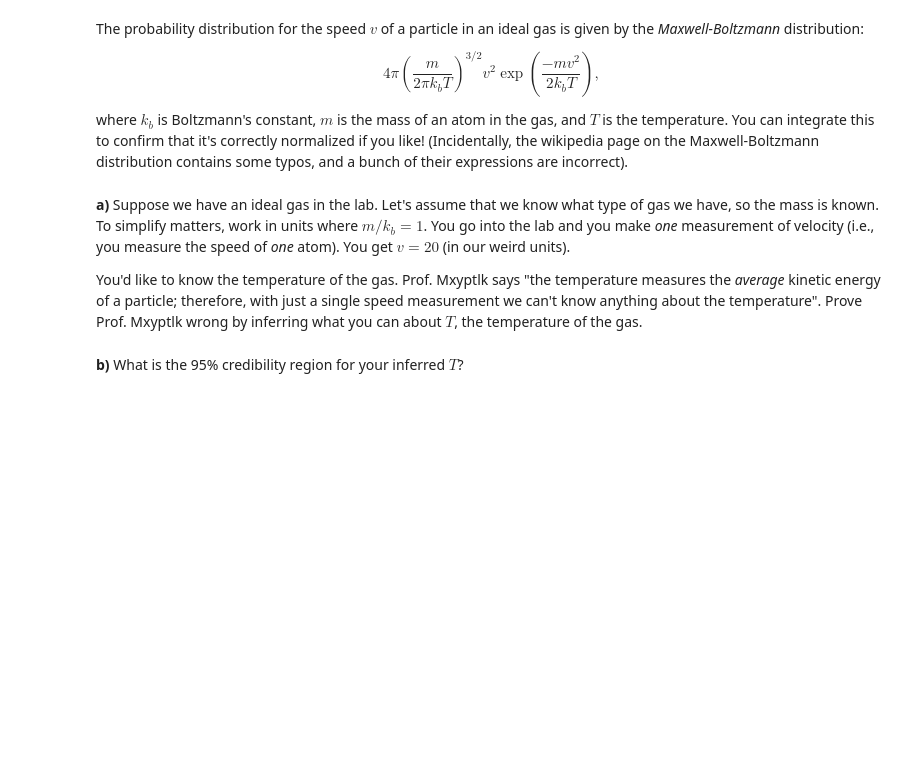
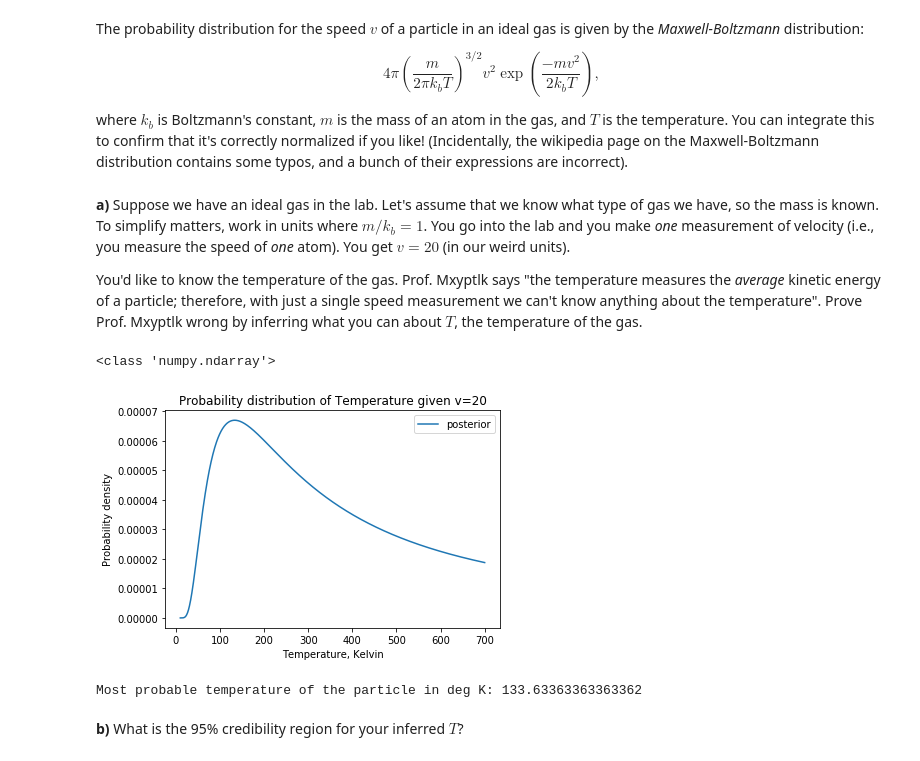
Before and after one commit to katiesavarc/DataSci_Lab, a Jupyter notebook: Midterm2021/Midterm2021.ipynb, the cells around one changed output. Drawn from its saved outputs; the diff is of its cells as text; code cells hidden in the pictures; blank space fills up the shorter version.

```diff
--- a/Midterm2021/Midterm2021.ipynb
+++ b/Midterm2021/Midterm2021.ipynb
@@ -130,2 +221,63 @@ You'd like to know the temperature of the gas. Prof. Mxyptlk says "the temperatu
+# %%
+import numpy as np
+import matplotlib.pyplot as plt
+
+def prior(T_min,T_max,N):
+    prob = [1/(T_max-T_min)]*N
+    return np.array(prob)
+
+def boltzmann(v,T):
+    x1 = np.pi*4*(1/(np.pi*2*T))**(3/2)
+    x2 = v**2
+    x3 = np.exp((-v**2)/(2*T))
+    x = x1*x2*x3
+    return np.array(x)
+
+def likelihood(v,T,length):
+    p_likelihood = 1
+    if length==1:
+        p_likelihood = boltzmann(v,T)
+    if length>1:
+        for speed in v:
+            p_likelihood = p_likelihood*bolzmann(speed,T)
+    return np.array(p_likelihood)
+
+def posterior(v,T,length):
+    T_min = np.min(T)
+    T_max = np.max(T)
+    p_prior = prior(T_min,T_max,len(T))
+    p_likelihood = likelihood(v,T,length)
+    p_posterior = p_prior*p_likelihood
+    return p_posterior
+
+#speeds = np.linspace(0,100,101)
+v=20
+temps = np.linspace(10,700,1000)
+print(type(temps))
+
+plt.plot(temps,posterior(v,temps,1),label='posterior')
+#plt.plot(temps,likelihood(v,temps,1)/100,label='likelihood')
+#plt.plot(temps,prior(10,450,301),label='prior')
+plt.legend()
+plt.xlabel('Temperature, Kelvin')
+plt.ylabel('Probability density')
+plt.title("Probability distribution of Temperature given v=20")
+plt.show()
+# %% [output]
+<class 'numpy.ndarray'>
+[figure, added]
+# %%
+p_max = 0
+t_max = 0
+probs = posterior(v,temps,1)
+for i in range(len(temps)):
+    p_max_temp = probs[i]
+    if p_max_temp>p_max:
+        p_max = p_max_temp
+        t_max = temps[i]
+T_probable = np.max(posterior(v,temps,1))
+print("Most probable temperature of the particle in deg K:",t_max)
+# %% [output]
+Most probable temperature of the particle in deg K: 133.63363363363362
 # %% [markdown]
 __b)__ What is the 95\% credibility region for your inferred $T$?
```
Also changed, not shown: parts of 18 cells of this notebook.
